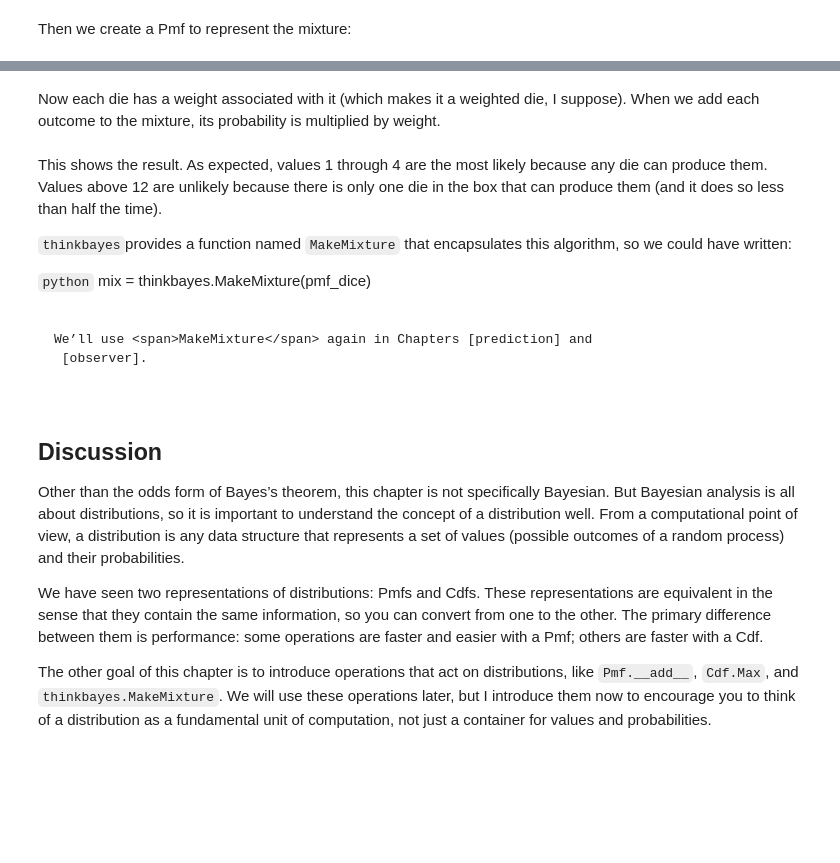
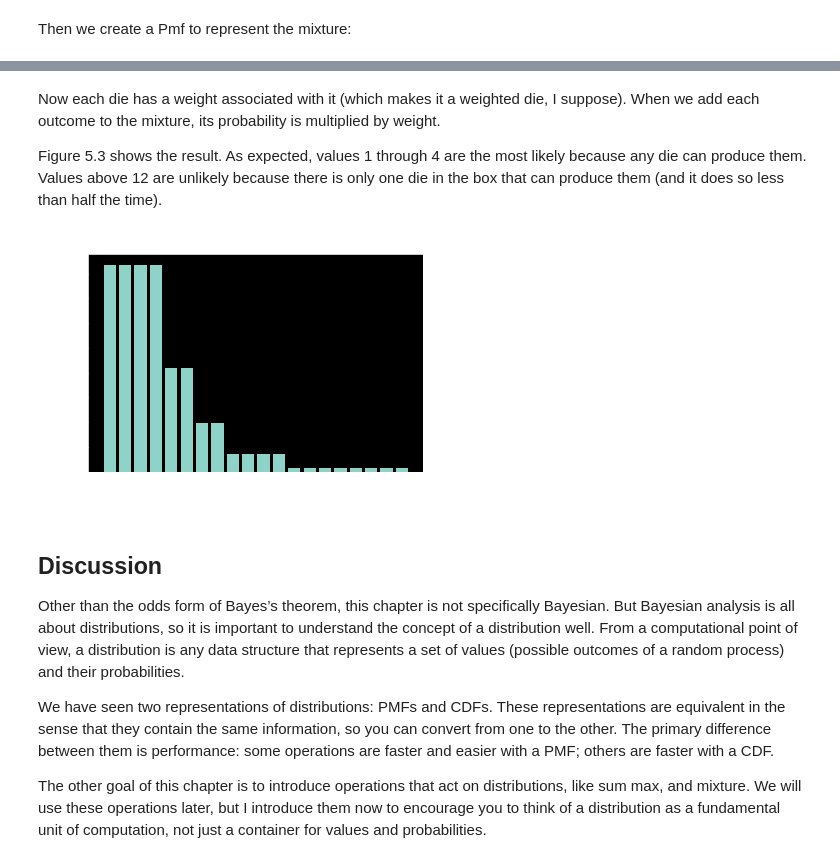
Before and after one commit to antshk/ThinkBayes, a Jupyter notebook: notebooks/05_Odds_and_Addends.ipynb, the cells around one changed output, grey strips where cells are left out. Cells and saved outputs as stored; diff of their text form; code cells hidden in the pictures; blank space fills up the shorter version.

````diff
--- a/notebooks/05_Odds_and_Addends.ipynb
+++ b/notebooks/05_Odds_and_Addends.ipynb
@@ -418,2 +409,5 @@ d8 = Die(8)
+# %%
+v6, v6_pmf = get_die(1,6)
+v8, v8_pmf = get_die(1,8)
 # %% [markdown]
 Then we create a Pmf to represent the mixture:
@@ -445,0 +414,14 @@ pmf_dice.Normalize()
+# %%
+mix_vals     = np.unique(np.concatenate([v6, v8]))
+mix_vals_pmf = np.zeros_like(mix_vals,dtype=float)
+
+idx=np.searchsorted(mix_vals,v6)
+mix_vals_pmf[idx] += v6_pmf
+
+idx=np.searchsorted(mix_vals,v8)
+mix_vals_pmf[idx] += v8_pmf
+
+mix_vals_pmf /= mix_vals_pmf.sum()
+
+print(f"mixture values:        {mix_vals}")
+print(f"mixture probabilities: {np.array2string(mix_vals_pmf, precision=2)}")
@@ -446 +437,5 @@ pmf_dice.Normalize()
+# %%
+mixture =[ get_die(1,4), get_die(1,6), get_die(1,8), get_die(1,12), get_die(1,20) ]
+counts= np.array([5,4,3,2,1])
+weights = counts / counts.sum()
 # %% [markdown]
@@ -453,4 +443,22 @@ for die, weight in pmf_dice.Items():
+# %%
+def get_mixture(vals_pmfs,weights=None):
+
+    mixture_vals=np.unique(np.concatenate([i_vals_pmfs[0] for i_vals_pmfs in vals_pmfs]))
+    mixture_probs=np.zeros_like(mixture_vals,dtype=float)
+
+    for i, i_vals_pmfs in enumerate(vals_pmfs):
+        idx = np.searchsorted(mixture_vals,i_vals_pmfs[0])
+        mixture_probs[idx] = mixture_probs[idx] + i_vals_pmfs[1] * weights[i]
+
+    return mixture_vals, mixture_probs
+
+mixture_vals, mixture_probs = get_mixture(mixture,weights)
 # %% [markdown]
 Now each die has a weight associated with it (which makes it a weighted
 die, I suppose). When we add each outcome to the mixture, its
-probability is multiplied by <span>weight</span>.
+probability is multiplied by weight.
+
+Figure 5.3 shows the result. As expected, values 1 through 4 are the most
+likely because any die can produce them. Values above 12 are unlikely because
+there is only one die in the box that can produce them (and it does so
+less than half the time).
@@ -460,19 +465,10 @@ thinkplot.Hist(mix, width=0.9, color=colors[4])
-# %% [markdown]
-This shows the result. As expected, values 1 through 4
-are the most likely because any die can produce them. Values above 12
-are unlikely because there is only one die in the box that can produce
-them (and it does so less than half the time).
-
-`thinkbayes`provides a function named
-`MakeMixture` that encapsulates this algorithm, so we could
-have written:
-
-```python```
-        mix = thinkbayes.MakeMixture(pmf_dice)
-```
-
-We’ll use <span>MakeMixture</span> again in Chapters [prediction] and
- [observer].
+# %%
+plt.bar(mixture_vals, mixture_probs)
+plt.xlabel('Outcome');
+plt.ylabel('Probability');
+plt.title('Figure 5.3');
+# %% [output]
+[figure, added]
 # %% [markdown]
 ## Discussion
 
@@ -483,15 +479,14 @@ From a computational point of view, a distribution is any data structure
 that represents a set of values (possible outcomes of a random process)
 and their probabilities.
 
-We have seen two representations of distributions: Pmfs and Cdfs. These
+We have seen two representations of distributions: PMFs and CDFs. These
 representations are equivalent in the sense that they contain the same
 information, so you can convert from one to the other. The primary
 difference between them is performance: some operations are faster and
-easier with a Pmf; others are faster with a Cdf.
+easier with a PMF; others are faster with a CDF.
 
 The other goal of this chapter is to introduce operations that act on
-distributions, like `Pmf.__add__`, `Cdf.Max`, and
-`thinkbayes.MakeMixture`. We will use these operations later,
+distributions, like sum max, and mixture. We will use these operations later,
 but I introduce them now to encourage you to think of a distribution as
 a fundamental unit of computation, not just a container for values and
 probabilities.
````
Also changed, not shown: parts of 32 cells of this notebook.
